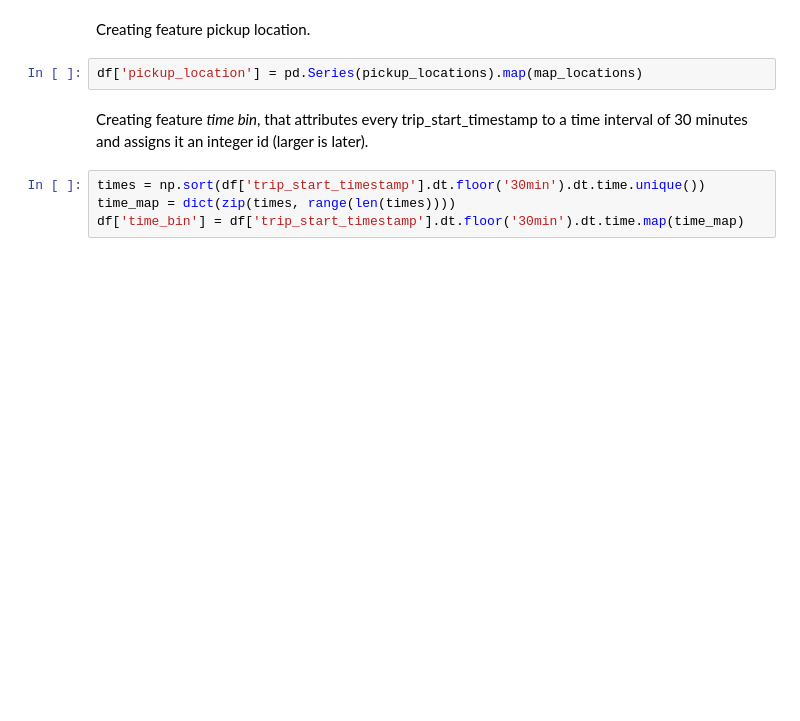
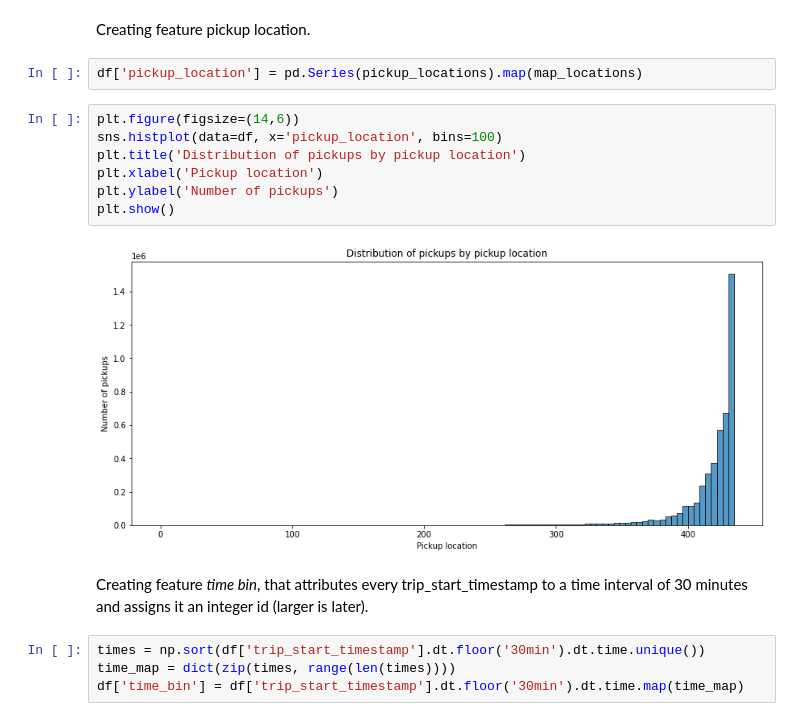
Before and after one commit to gruntoff/taxi_demand, a Jupyter notebook: Taxi demand.ipynb, the cells around one changed output. Drawn from its saved outputs; the diff is of its cells as text; blank space fills up the shorter version.

```diff
--- a/Taxi demand.ipynb
+++ b/Taxi demand.ipynb
@@ -118,6 +133,15 @@ df['month'] = df['trip_start_timestamp'].dt.month
 Creating feature pickup location.
 # %%
 df['pickup_location'] = pd.Series(pickup_locations).map(map_locations)
+# %%
+plt.figure(figsize=(14,6))
+sns.histplot(data=df, x='pickup_location', bins=100)
+plt.title('Distribution of pickups by pickup location')
+plt.xlabel('Pickup location')
+plt.ylabel('Number of pickups')
+plt.show()
+# %% [output]
+[figure, added]
 # %% [markdown]
 Creating feature *time bin*, that attributes every trip_start_timestamp to a time interval of 30 minutes and assigns it an integer id (larger is later).
 # %%
```
Also changed, not shown: parts of 7 cells of this notebook.
